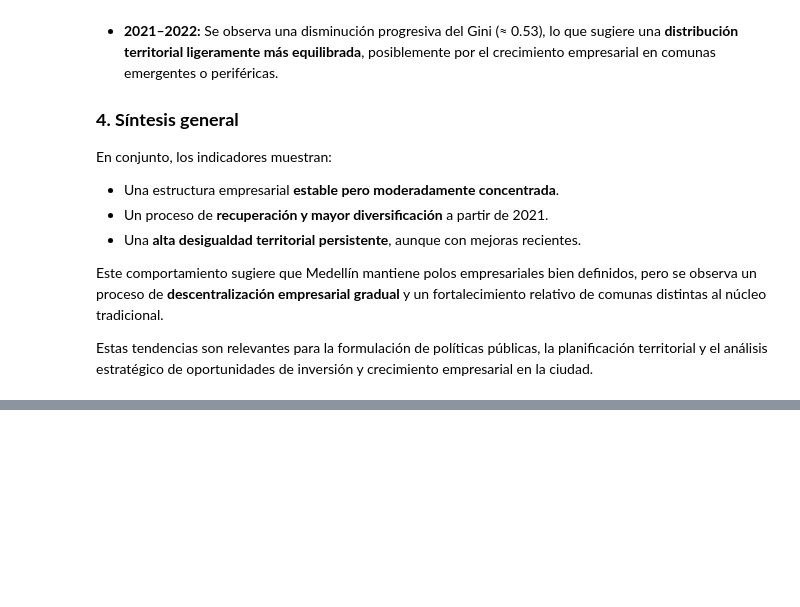
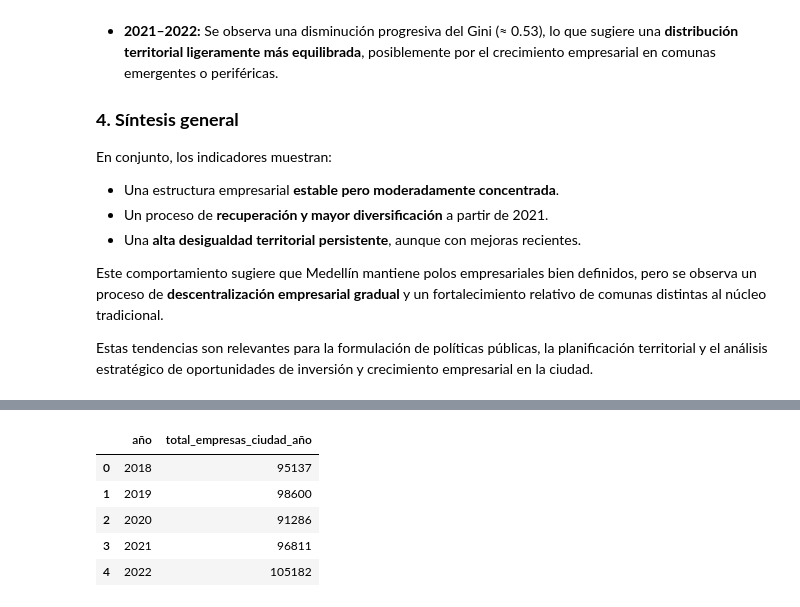
Before and after one commit to smaje99/diploma-in-data-analytics-in-business-management-unir, a Jupyter notebook: medellin-business-landscape/medellin-business-landscape.ipynb, the cells around one changed output, grey strips where cells are left out. Cells and saved outputs as stored; diff of their text form; code cells hidden in the pictures; blank space fills up the shorter version.

```diff
--- a/medellin-business-landscape/medellin-business-landscape.ipynb
+++ b/medellin-business-landscape/medellin-business-landscape.ipynb
@@ -909,0 +1009,16 @@ Estas tendencias son relevantes para la formulación de políticas públicas, la
+# %%
+# Total ciudad por año
+total_ciudad = (
+    df_join.groupby(["año"])["empresas"]
+    .sum()
+    .reset_index()
+    .rename(columns={"empresas": "total_empresas_ciudad_año"})
+)
+total_ciudad
+# %% [output]
+|  | año | total_empresas_ciudad_año |
+| 0 | 2018 | 95137 |
+| 1 | 2019 | 98600 |
+| 2 | 2020 | 91286 |
+| 3 | 2021 | 96811 |
+| 4 | 2022 | 105182 |
```
Also changed, not shown: parts of 9 cells of this notebook, 2 other files.
